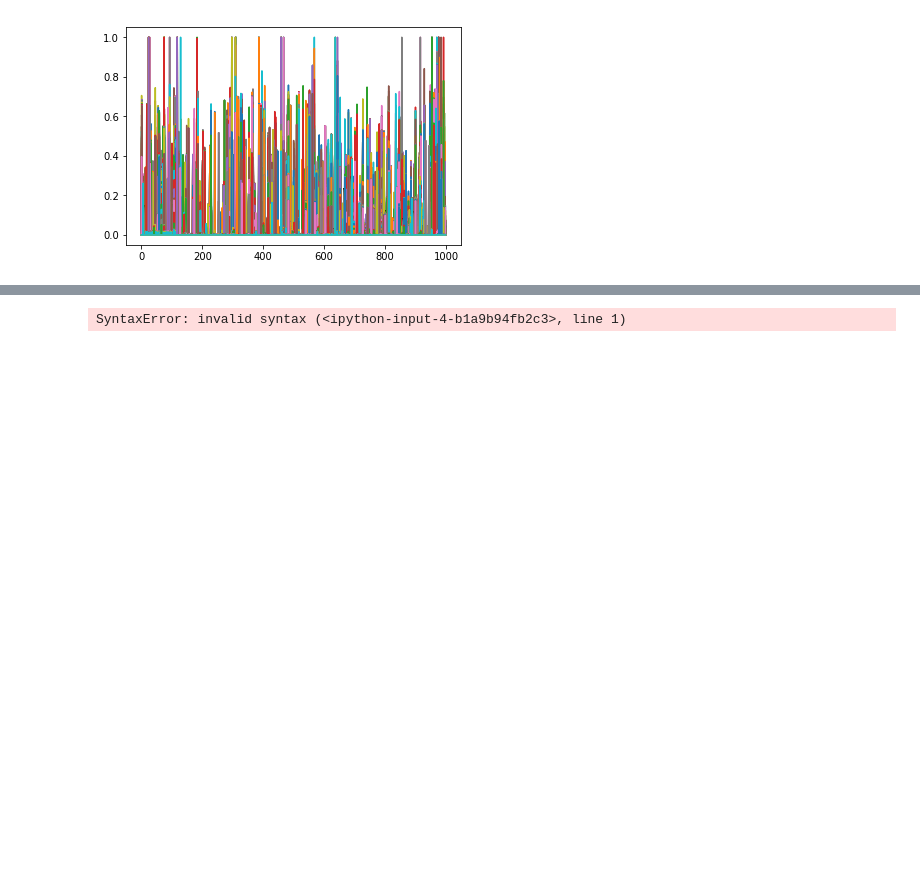
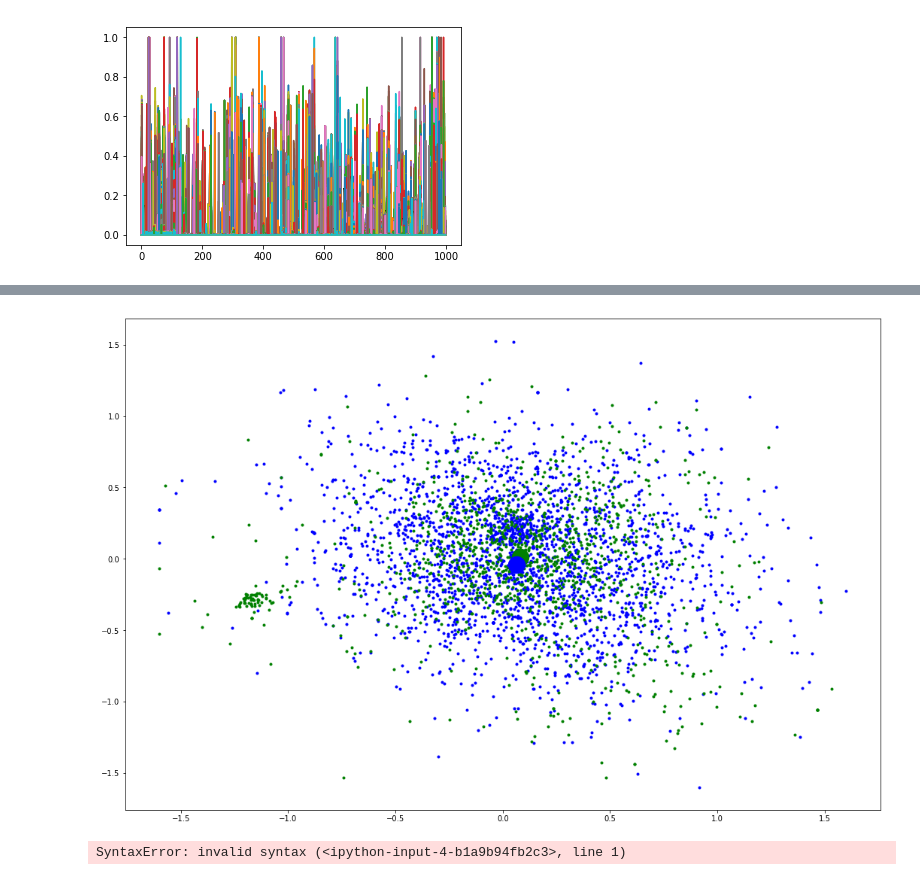
Before and after one commit to headrotor/ganalysis, a Jupyter notebook: ganalyze.ipynb, the cells around one changed output, grey strips where cells are left out. Cells and saved outputs as stored; diff of their text form; code cells hidden in the pictures; blank space fills up the shorter version.

```diff
--- a/ganalyze.ipynb
+++ b/ganalyze.ipynb
@@ -89,3 +112,17 @@ plt.plot(np.transpose(goodc[30000:40000,:]));
+# %%
+# scatterplot some dimensions to see clusters if any
+def scatterit(goodv, class_0, class_1, dim0, dim1):
+    plt.figure()
+    plt.plot(goodv[class_0,dim0],goodv[class_0,dim1],'.',color='b')
+    plt.plot(goodv[class_1,dim0],goodv[class_1,dim1],'.',color='g')
+    plt.scatter(np.mean(goodv[class_0,dim0]),np.mean(goodv[class_0,dim1]), marker='o', s=500,color='g',zorder=3)
+    plt.scatter(np.mean(goodv[class_1,dim0]),np.mean(goodv[class_1,dim1]), marker='o', s=500,color='b',zorder=3)
+    plt.show()
+
+
+scatterit(goodv, class_i[0],class_i[1],70, 80)
+# %% [output]
+[figure, added]
 # %%
 print np.sum(labels[0,:])
 print np.sum(labels[:,1])
```
Also changed, not shown: parts of 4 cells of this notebook.
